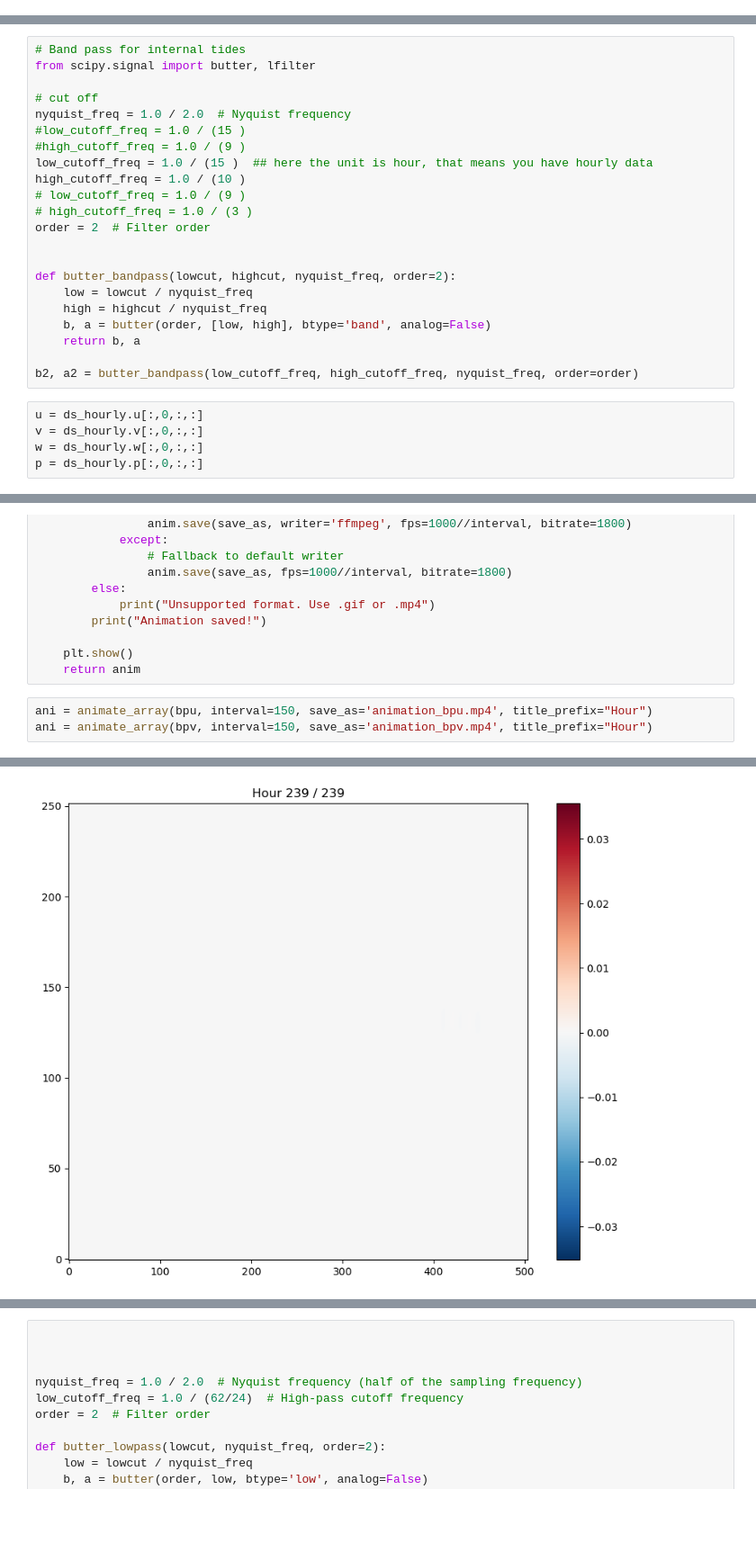
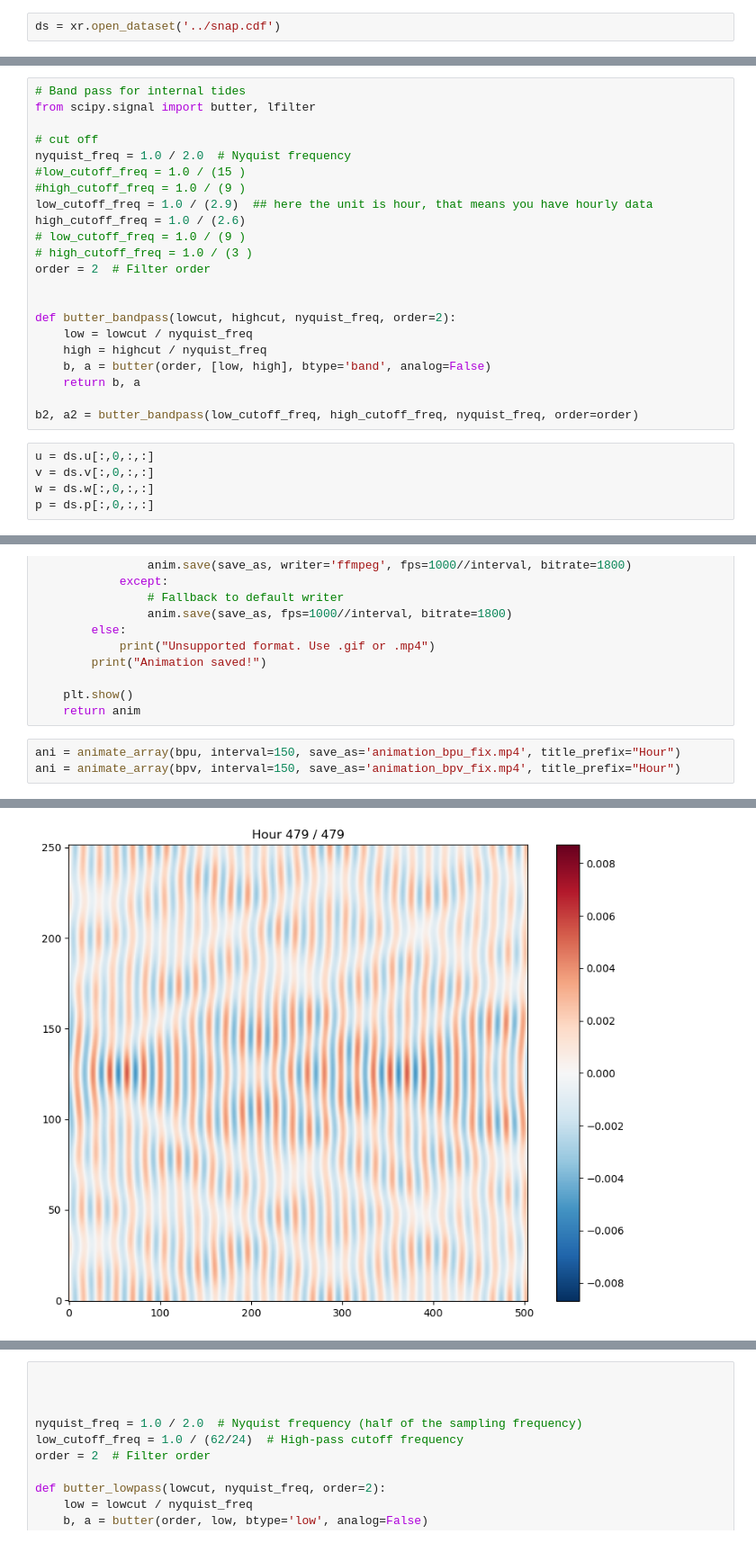
Before and after one commit to BelalAbdelhadi/ps3D, a Jupyter notebook: tide1/analysis/analyse.ipynb, the cells around one changed output, grey strips where cells are left out. Shown at 90% size. Cells and saved outputs as stored; diff of their text form; blank space fills up the shorter version.

Commit message:
"new animations for bandpass and spectral analysis"

```diff
--- a/tide1/analysis/analyse.ipynb
+++ b/tide1/analysis/analyse.ipynb
@@ -23,3 +18,5 @@ ds_hourly['u'][:240,0,:,:].shape
+# %%
+ds = xr.open_dataset('../snap.cdf')
 # %%
 def create_animation_for_dataset(dataset, dataset_name, save_animation=True, z_level=0):
     """Create animation for a single dataset"""
@@ -169,8 +150,8 @@ from scipy.signal import butter, lfilter
 nyquist_freq = 1.0 / 2.0  # Nyquist frequency
 #low_cutoff_freq = 1.0 / (15 )
 #high_cutoff_freq = 1.0 / (9 )
-low_cutoff_freq = 1.0 / (15 )  ## here the unit is hour, that means you have hourly data
-high_cutoff_freq = 1.0 / (10 )
+low_cutoff_freq = 1.0 / (2.9)  ## here the unit is hour, that means you have hourly data
+high_cutoff_freq = 1.0 / (2.6)
 # low_cutoff_freq = 1.0 / (9 )
 # high_cutoff_freq = 1.0 / (3 )
 order = 2  # Filter order
@@ -184,10 +165,10 @@ def butter_bandpass(lowcut, highcut, nyquist_freq, order=2):
 
 b2, a2 = butter_bandpass(low_cutoff_freq, high_cutoff_freq, nyquist_freq, order=order)
 # %%
-u = ds_hourly.u[:,0,:,:]
-v = ds_hourly.v[:,0,:,:]
-w = ds_hourly.w[:,0,:,:]
-p = ds_hourly.p[:,0,:,:]
+u = ds.u[:,0,:,:]
+v = ds.v[:,0,:,:]
+w = ds.w[:,0,:,:]
+p = ds.p[:,0,:,:]
 # %%
 
 
@@ -269,6 +250,6 @@ def animate_array(data, interval=100, save_as=None, title_prefix="Frame"):
     plt.show()
     return anim
 # %%
-ani = animate_array(bpu, interval=150, save_as='animation_bpu.mp4', title_prefix="Hour")
-ani = animate_array(bpv, interval=150, save_as='animation_bpv.mp4', title_prefix="Hour")
+ani = animate_array(bpu, interval=150, save_as='animation_bpu_fix.mp4', title_prefix="Hour")
+ani = animate_array(bpv, interval=150, save_as='animation_bpv_fix.mp4', title_prefix="Hour")
 # %% [output]
@@ -279,2 +260,2 @@ Saving animation as animation_bpv.mp4...
 Animation saved!
-[figure, old version]
+[figure, new version]
```
Also changed, not shown: parts of 11 cells of this notebook, 39 other files.
